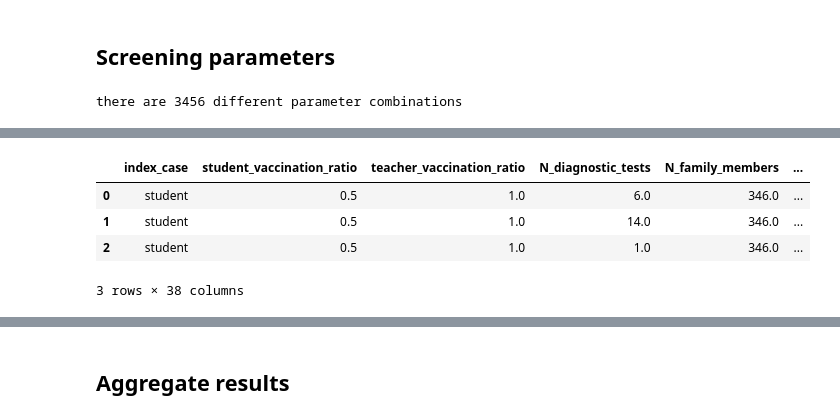
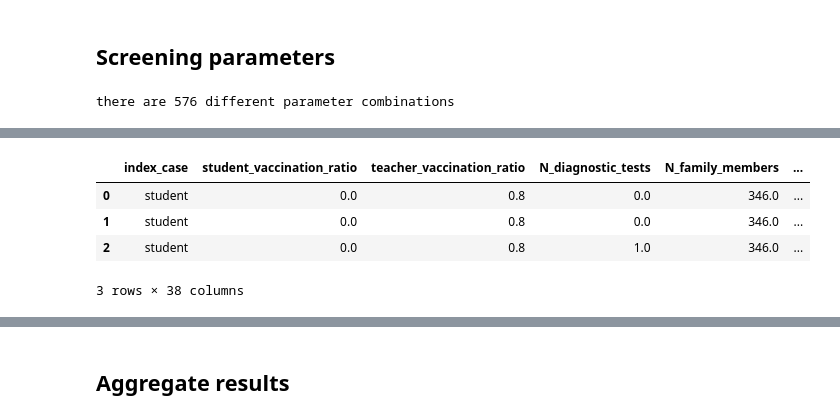
Before and after one commit to JanaLasser/school_SEIRX, a Jupyter notebook: code/vaccinations/vaccinations_data_creation.ipynb, the cells around one changed output, grey strips where cells are left out. Drawn from its saved outputs; the diff is of its cells as text; code cells hidden in the pictures.

```diff
--- a/code/vaccinations/vaccinations_data_creation.ipynb
+++ b/code/vaccinations/vaccinations_data_creation.ipynb
@@ -61,7 +61,8 @@ def run(params):
     # extract the simulation parameters from the parameter list
     N_runs, school_type, index_case, ttype, s_screen_interval, t_screen_interval,\
         student_mask, teacher_mask, half_classes, ventilation_mod,\
-        student_vaccination_ratio, teacher_vaccination_ratio = params
+        student_vaccination_ratio, teacher_vaccination_ratio, \
+        family_member_vaccination_ratio = params
 
     try:
         os.mkdir(join(dst, school_type))
@@ -71,9 +72,13 @@ def run(params):
     # run the ensemble with the given parameter combination and school type
     ensmbl_results = dcf.run_ensemble(N_runs, school_type, measures,\
             simulation_params, school_characteristics, contact_network_src,\
-            dst, index_case, ttype, s_screen_interval, t_screen_interval,\
-            student_mask, teacher_mask, half_classes, ventilation_mod,
-             student_vaccination_ratio, teacher_vaccination_ratio)
+            dst, index_case, ttype=ttype, s_screen_interval=s_screen_interval,
+            t_screen_interval=t_screen_interval, student_mask=student_mask,
+            teacher_mask=teacher_mask, half_classes=half_classes,
+            ventilation_mod=ventilation_mod,
+            student_vaccination_ratio=student_vaccination_ratio,
+            teacher_vaccination_ratio=teacher_vaccination_ratio,
+            family_member_vaccination_ratio=family_member_vaccination_ratio)
 
     ensmbl_results['school_type'] = school_type
     ensmbl_results['index_case'] = index_case
@@ -86,6 +91,7 @@ def run(params):
     ensmbl_results['ventilation_mod'] = ventilation_mod
     ensmbl_results['student_vaccination_ratio'] = student_vaccination_ratio
     ensmbl_results['teacher_vaccination_ratio'] = teacher_vaccination_ratio
+    ensmbl_results['family_member_vaccination_ratio'] = family_member_vaccination_ratio
 
     return ensmbl_results
 # %% [markdown]
@@ -123,10 +129,11 @@ transmission_risk_ventilation_modifiers = [1, 0.36]
 # specifies the ratio of vaccinated students
 student_vaccination_ratios = [0.0, 0.5]
 # specifies the ratio of vaccinated teachers
-teacher_vaccination_ratios = [0.5]
+teacher_vaccination_ratios = [0.8]
+family_member_vaccination_ratios = [0.6]
 
-params = [(N_runs, i, j, k, l, m, n, o, p, q, r, s)\
-              for i in school_types \
+params = [(N_runs, i, j, k, l, m, n, o, p, q, r, s, t)\
+              for i in school_types[0:1] \
               for j in index_cases \
               for k in test_types \
               for l in s_screen_range \
@@ -136,17 +143,18 @@ params = [(N_runs, i, j, k, l, m, n, o, p, q, r, s)\
               for p in half_classes \
               for q in transmission_risk_ventilation_modifiers \
               for r in student_vaccination_ratios \
-              for s in teacher_vaccination_ratios]
+              for s in teacher_vaccination_ratios \
+              for t in family_member_vaccination_ratios]
 
 N_configs = len(params)
 print('there are {} different parameter combinations'.format(N_configs))
 # %% [output]
-there are 3456 different parameter combinations
+there are 576 different parameter combinations
 # %%
 %%time
 # paths for data I/O
 contact_network_src = '../../data/contact_networks/representative_schools'
-dst = '../../data/vaccinations/testing'
+dst = '../../data/vaccinations/simulation_results'
 
 number_of_cores = psutil.cpu_count(logical=True) - 2
 pool = Pool(number_of_cores)
@@ -164,9 +172,8 @@ index_cols = ['school_type', 'index_case', 'test_type',
               'student_screen_interval', 'teacher_screen_interval',
               'student_mask', 'teacher_mask', 'half_classes',
               'ventilation_mod', 'student_vaccination_ratio',
-              'teacher_vaccination_ratio']
-interesting_cols = ['index_case', 'student_vaccination_ratio',
-                    'teacher_vaccination_ratio']
+              'teacher_vaccination_ratio', 'family_member_vaccination_ratio']
+interesting_cols = ['index_case', 'student_vaccination_ratio', 'teacher_vaccination_ratio']
 other_cols = [c for c in results.columns if c not in index_cols]
 results = results[interesting_cols + other_cols]
 
@@ -179,7 +186,7 @@ Wall time: 28 s
 |  | index_case | student_vaccination_ratio | teacher_vaccination_ratio | N_diagnostic_tests | N_family_members | ... |
-| 0 | student | 0.5 | 1.0 | 6.0 | 346.0 | ... |
-| 1 | student | 0.5 | 1.0 | 14.0 | 346.0 | ... |
-| 2 | student | 0.5 | 1.0 | 1.0 | 346.0 | ... |
+| 0 | student | 0.0 | 0.8 | 0.0 | 346.0 | ... |
+| 1 | student | 0.0 | 0.8 | 0.0 | 346.0 | ... |
+| 2 | student | 0.0 | 0.8 | 1.0 | 346.0 | ... |
 3 rows × 38 columns
 # %%
 def set_vaccination_scenario(row):
```
Also changed, not shown: parts of 3 cells of this notebook, 2 other files.
